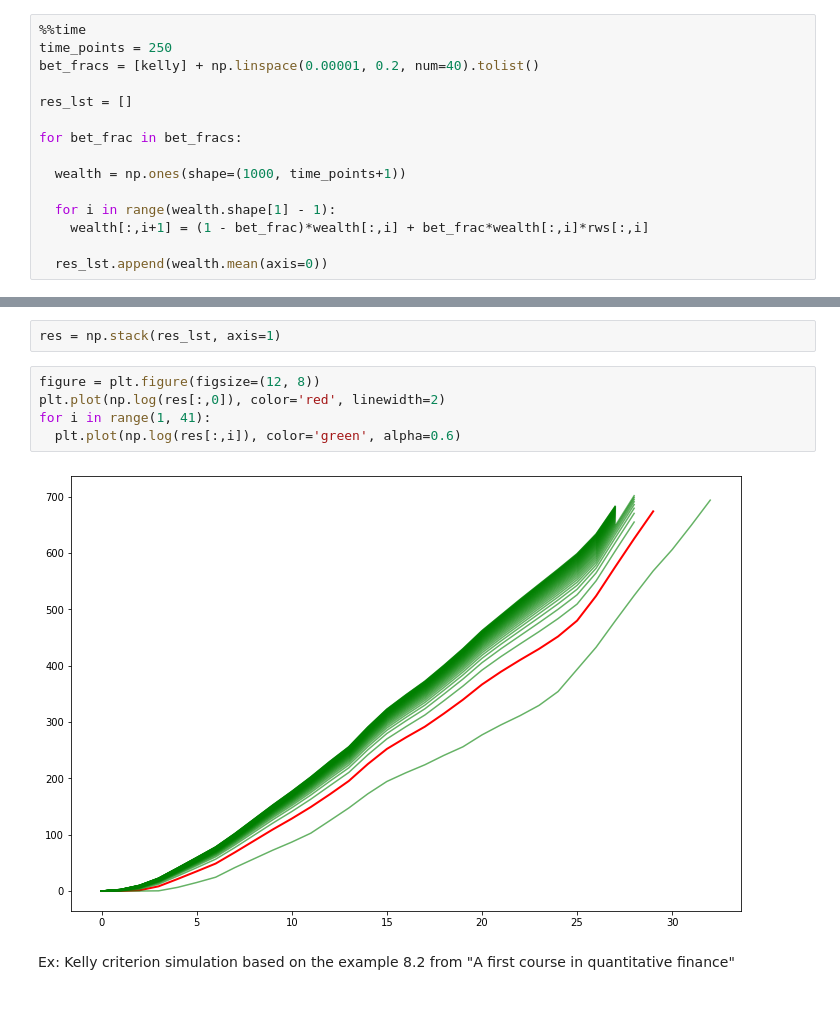
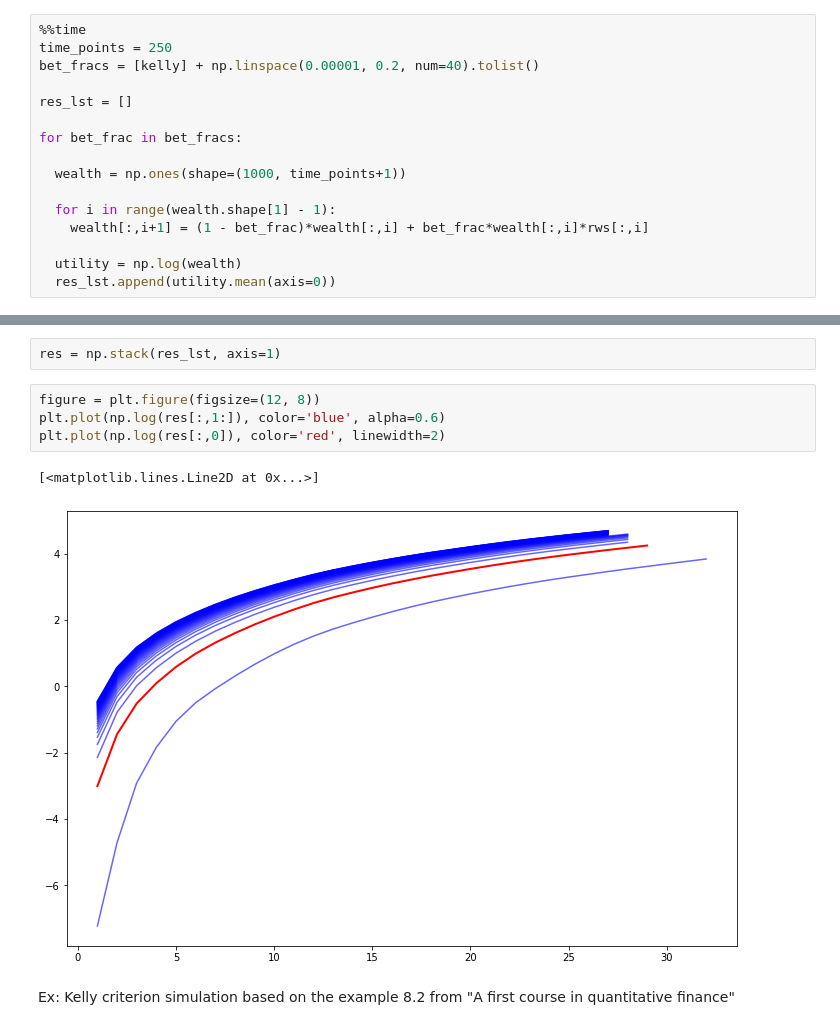
Before and after one commit to RoetGer/decisions-under-uncertainty, a Jupyter notebook: solved_problems.ipynb, the cells around one changed output, grey strips where cells are left out. Saved outputs shown, nothing was run; the diff lists cells and outputs as text.

Commit message:
Fix kelly criterion example, by looking at the log-utility for the individual random walks and not their mean.

```diff
--- a/solved_problems.ipynb
+++ b/solved_problems.ipynb
@@ -1205,5 +1205,6 @@ for bet_frac in bet_fracs:
   for i in range(wealth.shape[1] - 1):
     wealth[:,i+1] = (1 - bet_frac)*wealth[:,i] + bet_frac*wealth[:,i]*rws[:,i]
 
-  res_lst.append(wealth.mean(axis=0))
+  utility = np.log(wealth)
+  res_lst.append(utility.mean(axis=0))
 # %% [output]
@@ -1213,11 +1214,11 @@ Wall time: 244 ms
 res = np.stack(res_lst, axis=1)
 # %%
 figure = plt.figure(figsize=(12, 8))
+plt.plot(np.log(res[:,1:]), color='blue', alpha=0.6)
 plt.plot(np.log(res[:,0]), color='red', linewidth=2)
-for i in range(1, 41):
-  plt.plot(np.log(res[:,i]), color='green', alpha=0.6)
 # %% [output]
+[<matplotlib.lines.Line2D at 0x...>]
-[figure, old version]
+[figure, new version]
 # %% [markdown]
 Ex: Kelly criterion simulation based on the example 8.2 from "A first course in quantitative finance"
 # %%
```
Also changed, not shown: parts of 3 cells of this notebook.
